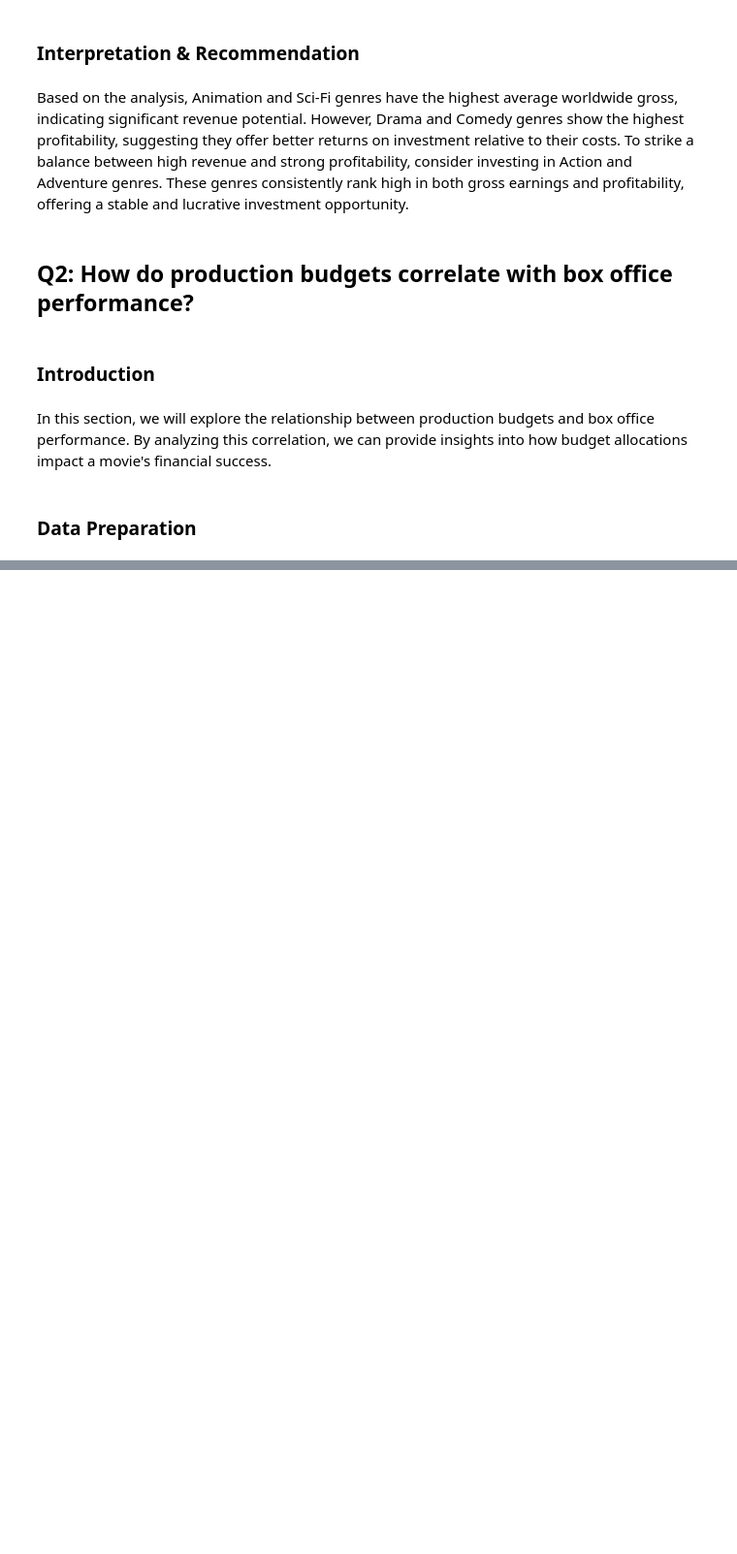
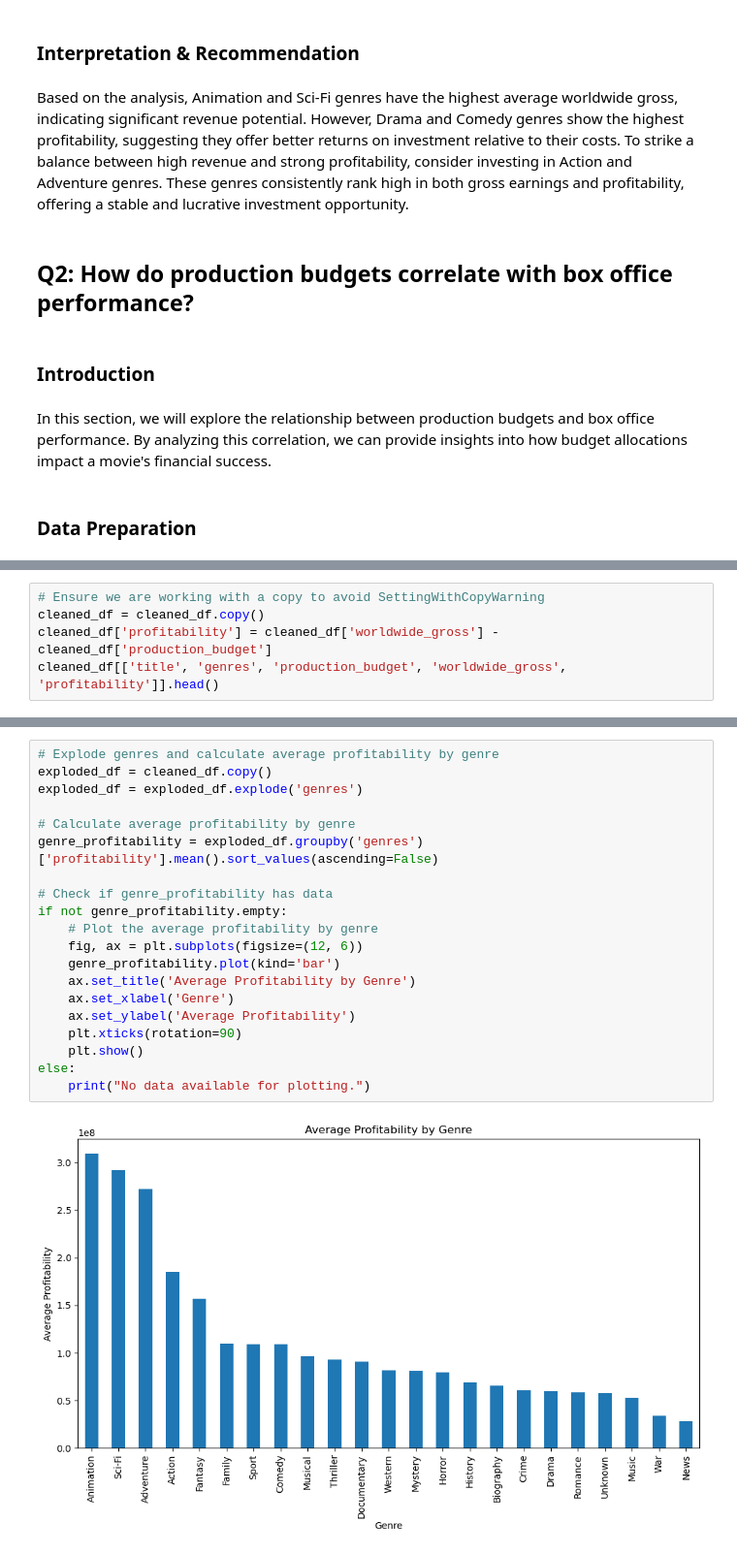
Before and after one commit to IdrisFallout/movie-market-analysis, a Jupyter notebook: notebooks/exploratory.ipynb, the cells around one changed output, grey strips where cells are left out. Shown at 97% size. Cells and saved outputs as stored; diff of their text form; blank space fills up the shorter version.

```diff
--- a/notebooks/exploratory.ipynb
+++ b/notebooks/exploratory.ipynb
@@ -498,0 +572,5 @@ In this section, we will explore the relationship between production budgets and
+# %%
+# Ensure we are working with a copy to avoid SettingWithCopyWarning
+cleaned_df = cleaned_df.copy()
+cleaned_df['profitability'] = cleaned_df['worldwide_gross'] - cleaned_df['production_budget']
+cleaned_df[['title', 'genres', 'production_budget', 'worldwide_gross', 'profitability']].head()
@@ -498,0 +584,22 @@ In this section, we will explore the relationship between production budgets and
+# %%
+# Explode genres and calculate average profitability by genre
+exploded_df = cleaned_df.copy()
+exploded_df = exploded_df.explode('genres')
+
+# Calculate average profitability by genre
+genre_profitability = exploded_df.groupby('genres')['profitability'].mean().sort_values(ascending=False)
+
+# Check if genre_profitability has data
+if not genre_profitability.empty:
+    # Plot the average profitability by genre
+    fig, ax = plt.subplots(figsize=(12, 6))
+    genre_profitability.plot(kind='bar')
+    ax.set_title('Average Profitability by Genre')
+    ax.set_xlabel('Genre')
+    ax.set_ylabel('Average Profitability')
+    plt.xticks(rotation=90)
+    plt.show()
+else:
+    print("No data available for plotting.")
+# %% [output]
+[figure, added]
```
Also changed, not shown: parts of 29 cells of this notebook.
